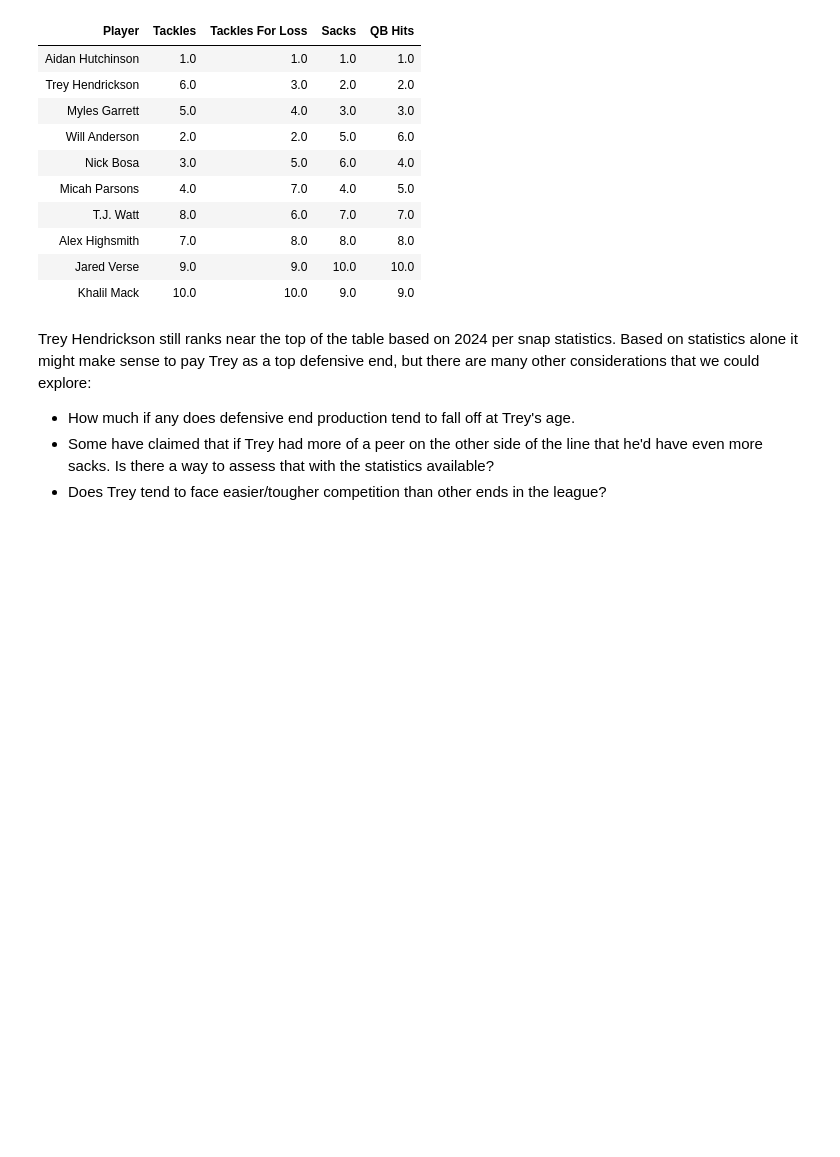
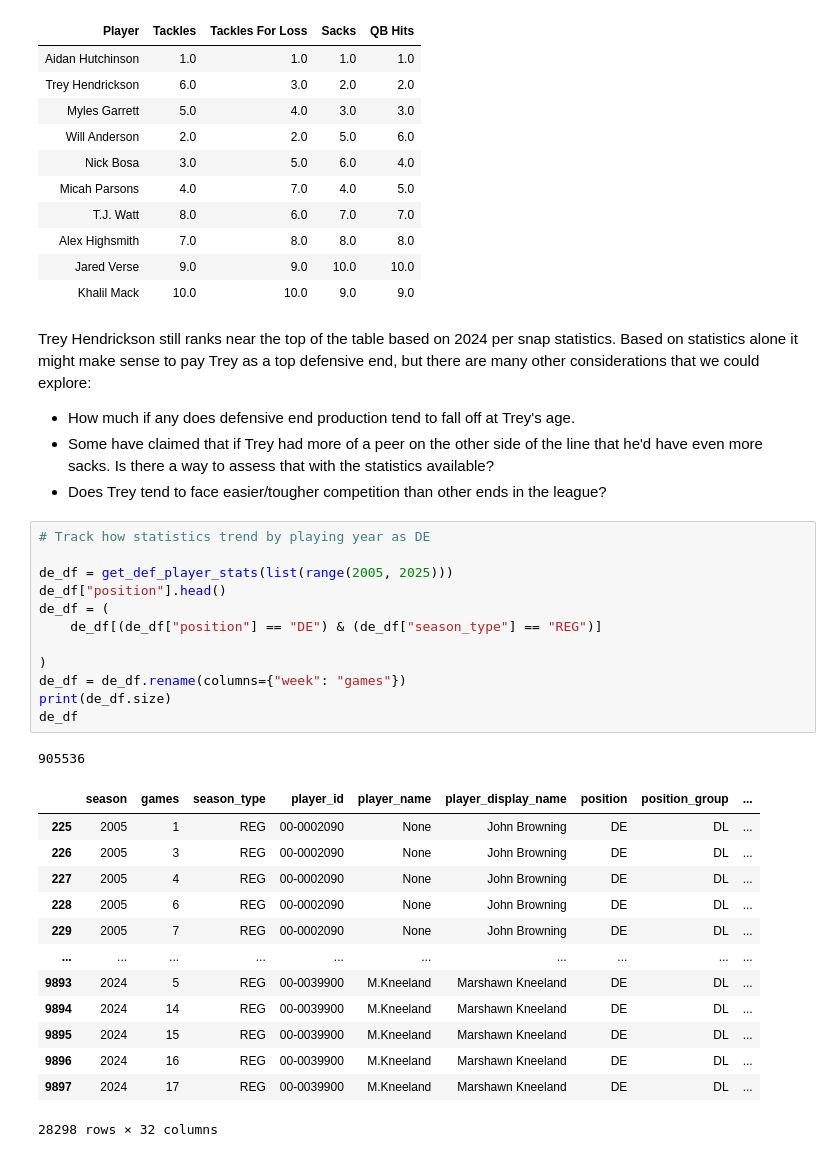
Before and after one commit to joe-harter/nfl-analysis, a Jupyter notebook: player_analysis/trey_hendrickson/2024_exploration.ipynb, the cells around one changed output. Cells and saved outputs as stored; diff of their text form; blank space fills up the shorter version.

```diff
--- a/player_analysis/trey_hendrickson/2024_exploration.ipynb
+++ b/player_analysis/trey_hendrickson/2024_exploration.ipynb
@@ -227,3 +231,30 @@ Trey Hendrickson still ranks near the top of the table based on 2024 per snap st
 - How much if any does defensive end production tend to fall off at Trey's age.
 - Some have claimed that if Trey had more of a peer on the other side of the line that he'd have even more sacks. Is there a way to assess that with the statistics available?
 - Does Trey tend to face easier/tougher competition than other ends in the league?
+# %%
+# Track how statistics trend by playing year as DE
+
+de_df = get_def_player_stats(list(range(2005, 2025)))
+de_df["position"].head()
+de_df = (
+    de_df[(de_df["position"] == "DE") & (de_df["season_type"] == "REG")]
+
+)
+de_df = de_df.rename(columns={"week": "games"})
+print(de_df.size)
+de_df
+# %% [output]
+905536
+|  | season | games | season_type | player_id | player_name | player_display_name | position | position_group | ... |
+| 225 | 2005 | 1 | REG | 00-0002090 | None | John Browning | DE | DL | ... |
+| 226 | 2005 | 3 | REG | 00-0002090 | None | John Browning | DE | DL | ... |
+| 227 | 2005 | 4 | REG | 00-0002090 | None | John Browning | DE | DL | ... |
+| 228 | 2005 | 6 | REG | 00-0002090 | None | John Browning | DE | DL | ... |
+| 229 | 2005 | 7 | REG | 00-0002090 | None | John Browning | DE | DL | ... |
+| ... | ... | ... | ... | ... | ... | ... | ... | ... | ... |
+| 9893 | 2024 | 5 | REG | 00-0039900 | M.Kneeland | Marshawn Kneeland | DE | DL | ... |
+| 9894 | 2024 | 14 | REG | 00-0039900 | M.Kneeland | Marshawn Kneeland | DE | DL | ... |
+| 9895 | 2024 | 15 | REG | 00-0039900 | M.Kneeland | Marshawn Kneeland | DE | DL | ... |
+| 9896 | 2024 | 16 | REG | 00-0039900 | M.Kneeland | Marshawn Kneeland | DE | DL | ... |
+| 9897 | 2024 | 17 | REG | 00-0039900 | M.Kneeland | Marshawn Kneeland | DE | DL | ... |
+28298 rows × 32 columns
```
Also changed, not shown: parts of 5 cells of this notebook, 6 other files.
